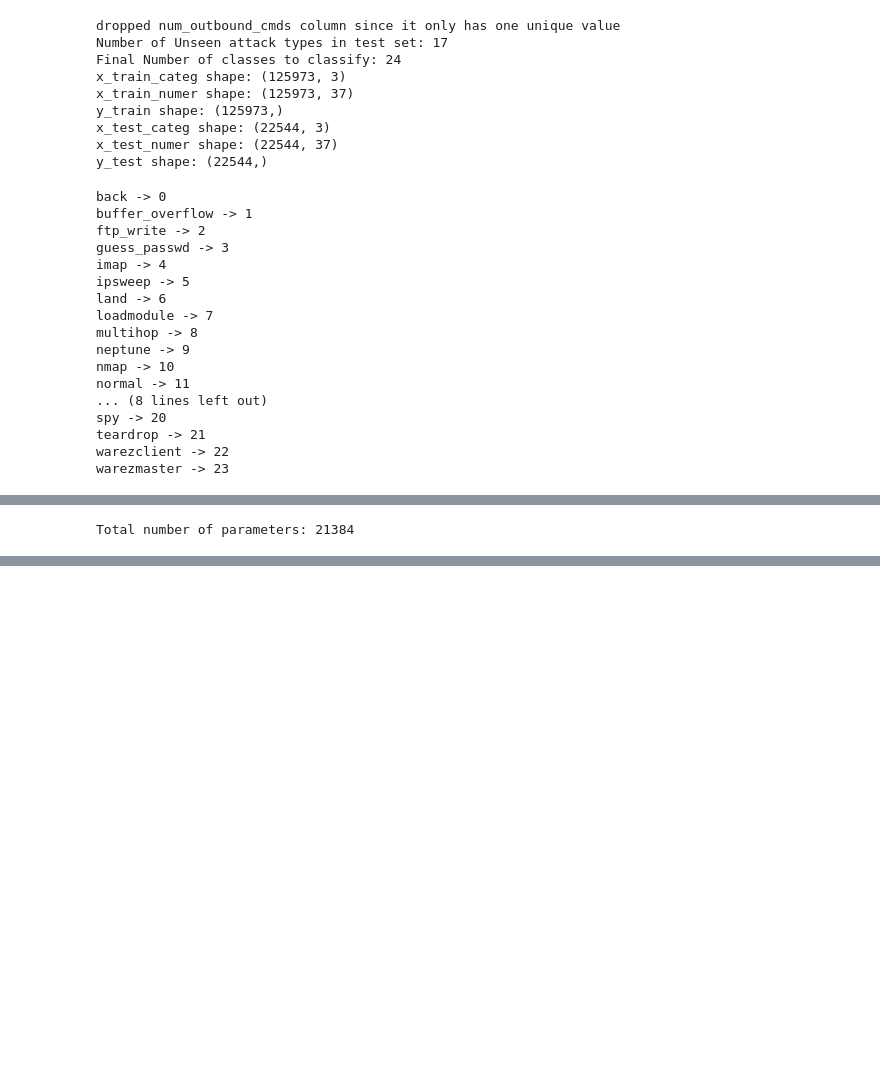
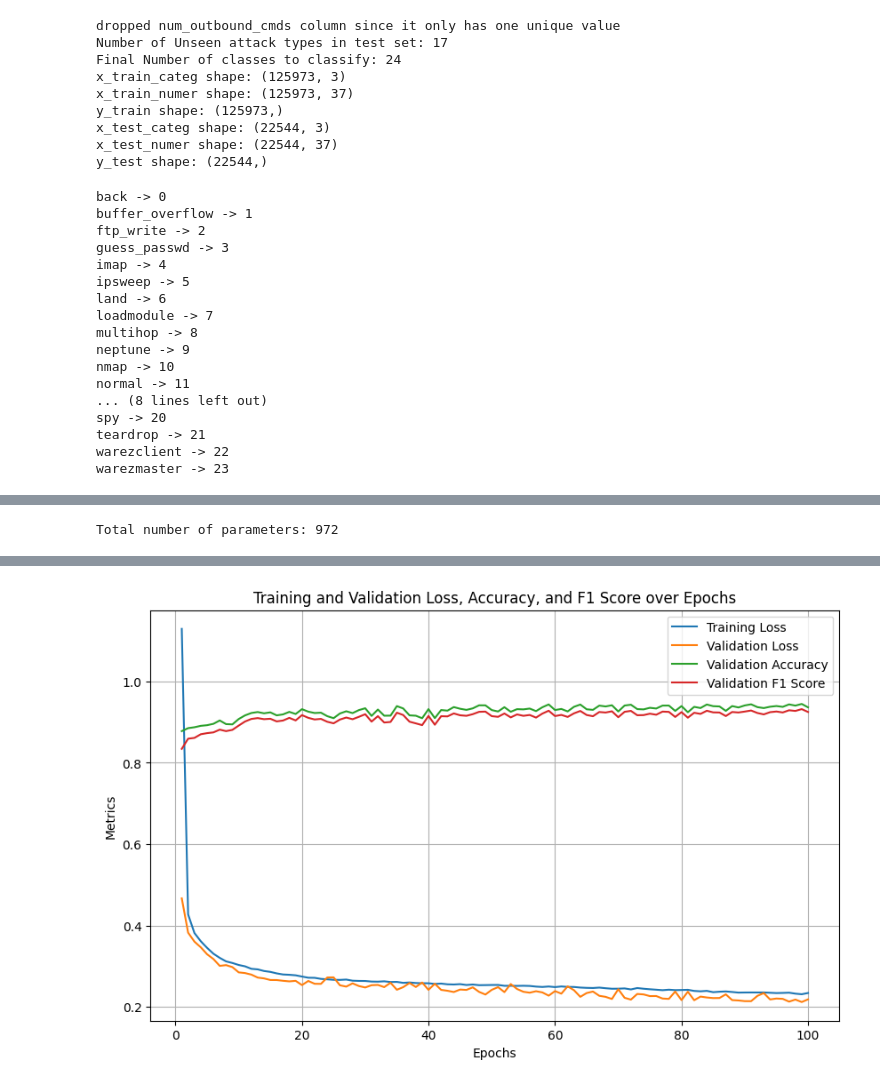
Before and after one commit to RealDanielWei/INCS870_Fall2024_TeamNumber02, a Jupyter notebook: workflow.ipynb, the cells around one changed output, grey strips where cells are left out. Cells and saved outputs as stored; diff of their text form; code cells hidden in the pictures; blank space fills up the shorter version.

Commit message:
add f-score and plot

```diff
--- a/workflow.ipynb
+++ b/workflow.ipynb
@@ -220,10 +222,10 @@ num_continuous = len(numerical_columns)  # Number of continuous features
 model = FTTransformer(
     categories=categories,      # List of unique values for each categorical feature
     num_continuous=num_continuous,  # Number of continuous features
-    dim=8,                    # Embedding dimension
-    depth=4,                   # Number of Transformer layers
-    heads=8,                   # Number of attention heads
-    dim_head=16,               # Dimension of each attention head
+    dim=3,                    # Embedding dimension
+    depth=2,                   # Number of Transformer layers
+    heads=2,                   # Number of attention heads
+    dim_head=2,               # Dimension of each attention head
     dim_out=num_classes,        # Set output dimension to the number of classes
     num_special_tokens=1,      # Number of special tokens (CLS, etc.)
     attn_dropout=0.1,          # Dropout for attention
@@ -239,9 +241,16 @@ print(f"Total number of parameters: {count_parameters(model)}")
 criterion = nn.CrossEntropyLoss()
 optimizer = optim.Adam(model.parameters(), lr=0.001)
 # %% [output]
-Total number of parameters: 21384
+Total number of parameters: 972
 # %%
-from sklearn.metrics import accuracy_score
+from sklearn.metrics import accuracy_score, f1_score
+import matplotlib.pyplot as plt
+
+# Initialize lists to store losses, accuracies, and F1 scores
+train_losses = []
+val_losses = []
+val_accuracies = []
+val_f1_scores = []
 
 def train_one_epoch(model, train_loader, criterion, optimizer, device):
     model.train()  # Set the model to training mode
@@ -264,6 +273,7 @@ def train_one_epoch(model, train_loader, criterion, optimizer, device):
         running_loss += loss.item()
 
     avg_loss = running_loss / len(train_loader)
+    train_losses.append(avg_loss)
     print(f"Training Loss: {avg_loss:.4f}")
 
 
@@ -283,18 +293,24 @@ def validate(model, val_loader, criterion, device):
 
             val_loss += loss.item()
 
-            # Store predictions and labels for accuracy calculation
+            # Store predictions and labels for accuracy and F1 calculation
             _, preds = torch.max(outputs, 1)  # Get predicted class
             all_preds.extend(preds.cpu().numpy())
             all_labels.extend(labels.cpu().numpy())
 
     avg_val_loss = val_loss / len(val_loader)
     accuracy = accuracy_score(all_labels, all_preds)
-    print(f"Validation Loss: {avg_val_loss:.4f}, Accuracy: {accuracy:.4f}")
+    f1 = f1_score(all_labels, all_preds, average='weighted')
+
+    val_losses.append(avg_val_loss)
+    val_accuracies.append(accuracy)
+    val_f1_scores.append(f1)
+
+    print(f"Validation Loss: {avg_val_loss:.4f}, Accuracy: {accuracy:.4f}, F1 Score: {f1:.4f}")
     return accuracy
 
 # Training the model over several epochs
-num_epochs = 20
+num_epochs = 100
 device = torch.device("cuda" if torch.cuda.is_available() else "cpu")
 print(f'device = {device}')
 best_val_acc = 0.0
@@ -314,5 +330,20 @@ for epoch in range(num_epochs):
         best_val_acc = val_acc
         torch.save(model.state_dict(), "best_ft_transformer_model.pth")
         print("Model saved with better validation accuracy")
+
+# Plotting the results
+epochs = range(1, num_epochs + 1)
+plt.figure(figsize=(10, 6))
+plt.plot(epochs, train_losses, label='Training Loss')
+plt.plot(epochs, val_losses, label='Validation Loss')
+plt.plot(epochs, val_accuracies, label='Validation Accuracy')
+plt.plot(epochs, val_f1_scores, label='Validation F1 Score')
+
+plt.xlabel('Epochs')
+plt.ylabel('Metrics')
+plt.title('Training and Validation Loss, Accuracy, and F1 Score over Epochs')
+plt.legend()
+plt.grid(True)
+plt.show()
 # %% [output]
 device = cuda
@@ -334,0 +366 @@ Model saved with better validation accuracy
+[figure, added]
```
Also changed, not shown: parts of 3 cells of this notebook.
